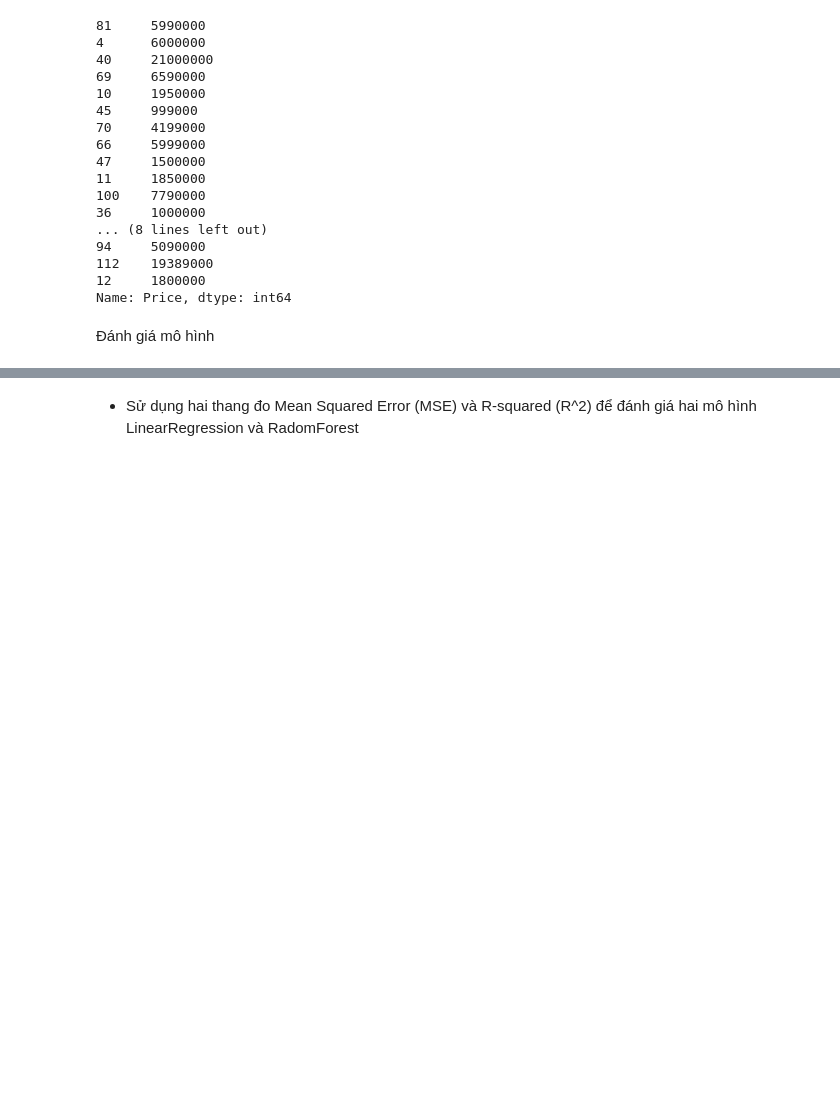
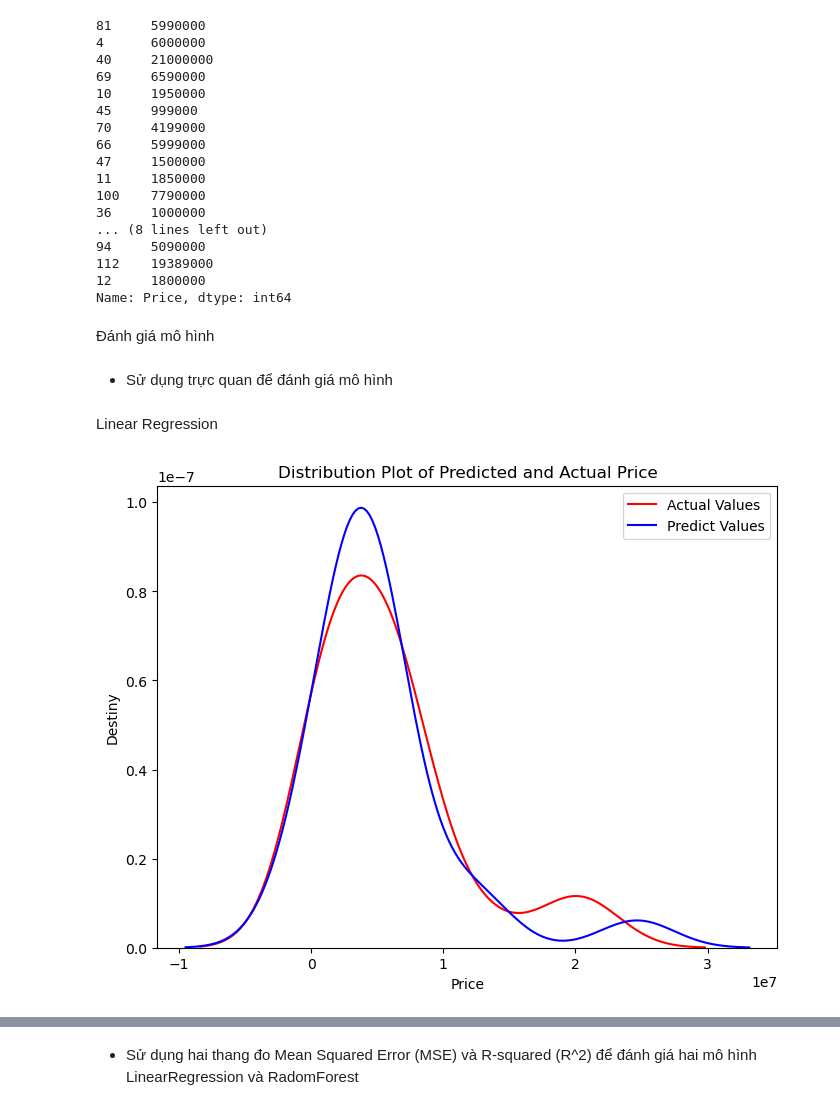
Before and after one commit to photonrays/Du_doan_gia_VGA, a Jupyter notebook: predict.ipynb, the cells around one changed output, grey strips where cells are left out. Drawn from its saved outputs; the diff is of its cells as text; code cells hidden in the pictures; blank space fills up the shorter version.

Commit message:
update predict

```diff
--- a/predict.ipynb
+++ b/predict.ipynb
@@ -181,3 +181,5 @@ y_test
 Name: Price, dtype: int64
 # %% [markdown]
 Đánh giá mô hình
+# %% [markdown]
+- Sử dụng trực quan để đánh giá mô hình
@@ -183,0 +189,13 @@ Name: Price, dtype: int64
+# %% [markdown]
+Linear Regression
+# %%
+plt.figure(figsize=(8,6))
+sns.kdeplot(y_test, color='red', label='Actual Values')
+sns.kdeplot(y_Pre, color='blue', label = 'Predict Values')
+plt.title('Distribution Plot of Predicted and Actual Price')
+plt.xlabel('Price')
+plt.ylabel('Destiny')
+plt.legend()
+plt.show()
+# %% [output]
+[figure, added]
```
Also changed, not shown: parts of 12 cells of this notebook.
